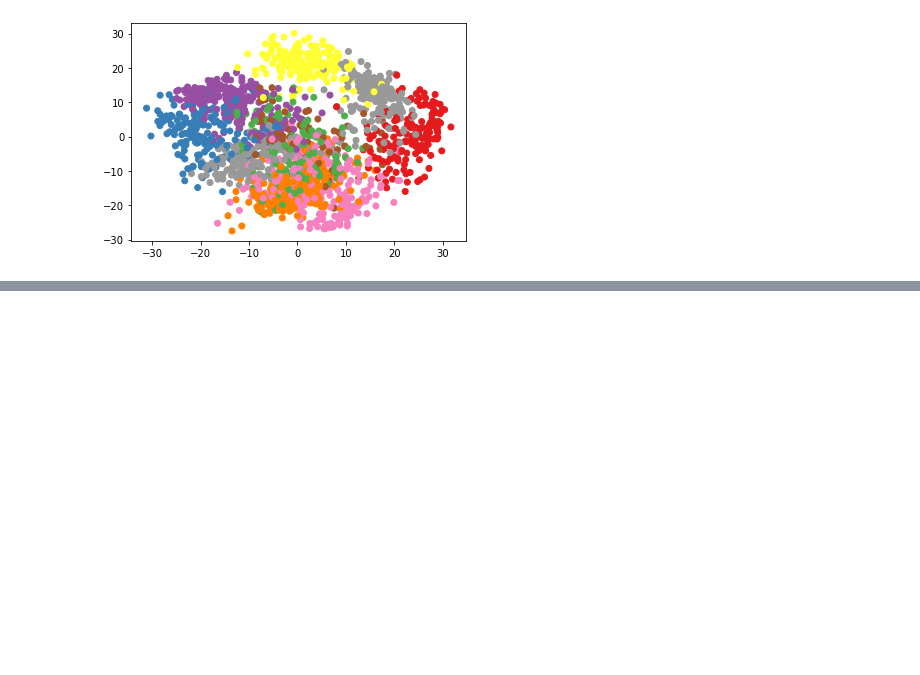
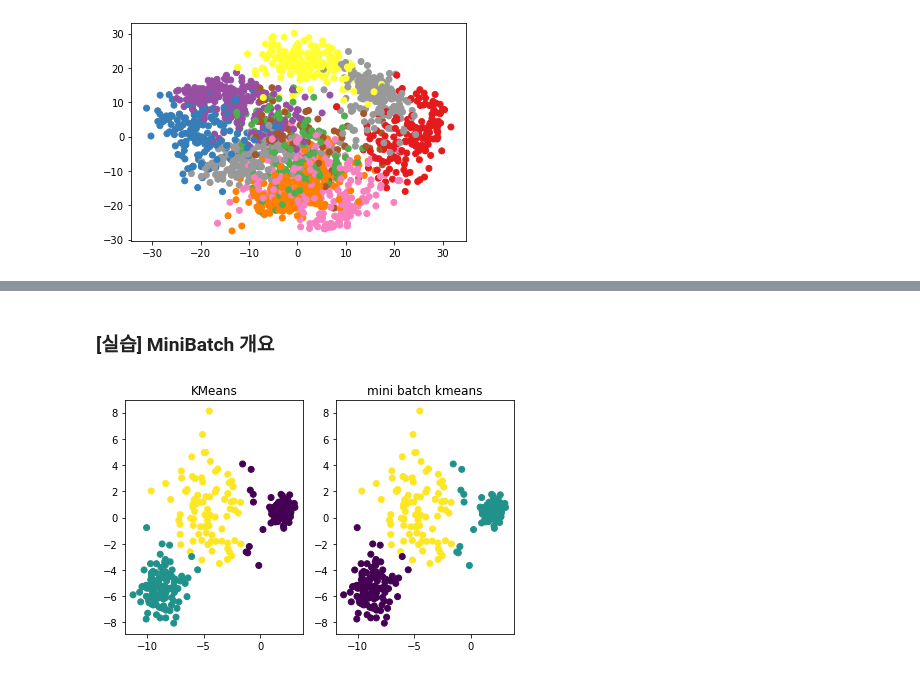
Before and after one commit to rileyko/PythonStudy, a Jupyter notebook: Clustering/Clustering.ipynb, the cells around one changed output, grey strips where cells are left out. Drawn from its saved outputs; the diff is of its cells as text; code cells hidden in the pictures; blank space fills up the shorter version.

```diff
--- a/Clustering/Clustering.ipynb
+++ b/Clustering/Clustering.ipynb
@@ -277,0 +291,30 @@ plt.show()
+# %% [markdown]
+### [실습] MiniBatch 개요
+# %%
+from sklearn.datasets import make_blobs
+# Sample 개수가 150000인 무작위 데이터셋 생성
+X, y = make_blobs(n_samples=150000, cluster_std=[1.0, 2.5, 0.5], random_state=170)
+
+# KMeans 모형 선언
+from sklearn.cluster import KMeans
+model1 = KMeans(n_clusters=3).fit(X)
+
+#Minibatch 모형 선언
+from sklearn.cluster import MiniBatchKMeans
+model2 = MiniBatchKMeans(n_clusters=3, batch_size=1000, compute_labels=True).fit(X)
+
+# Graph로 확인
+%matplotlib inline
+import matplotlib.pyplot as plt
+import numpy as np
+idx = np.random.randint(150000, size=300)
+plt.subplot(121)
+plt.scatter(X[idx, 0], X[idx, 1], c=model1.labels_[idx])
+plt.title("KMeans")
+plt.subplot(122)
+plt.scatter(X[idx, 0], X[idx, 1], c=model2.labels_[idx])
+plt.title("mini batch kmeans")
+plt.tight_layout()
+plt.show()
+# %% [output]
+[figure, added]
```
Also changed, not shown: parts of 2 cells of this notebook.
